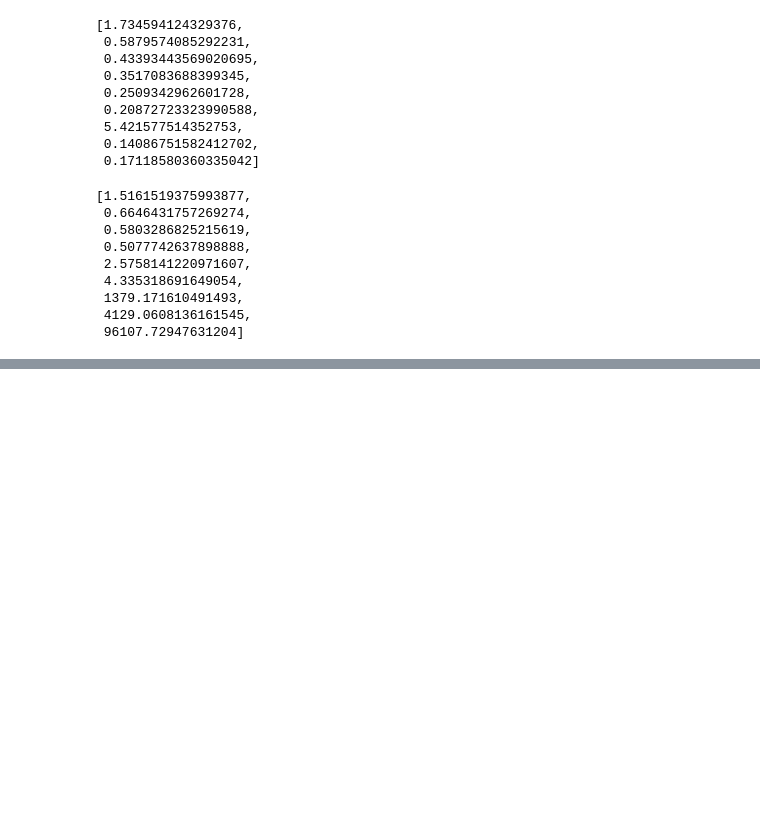
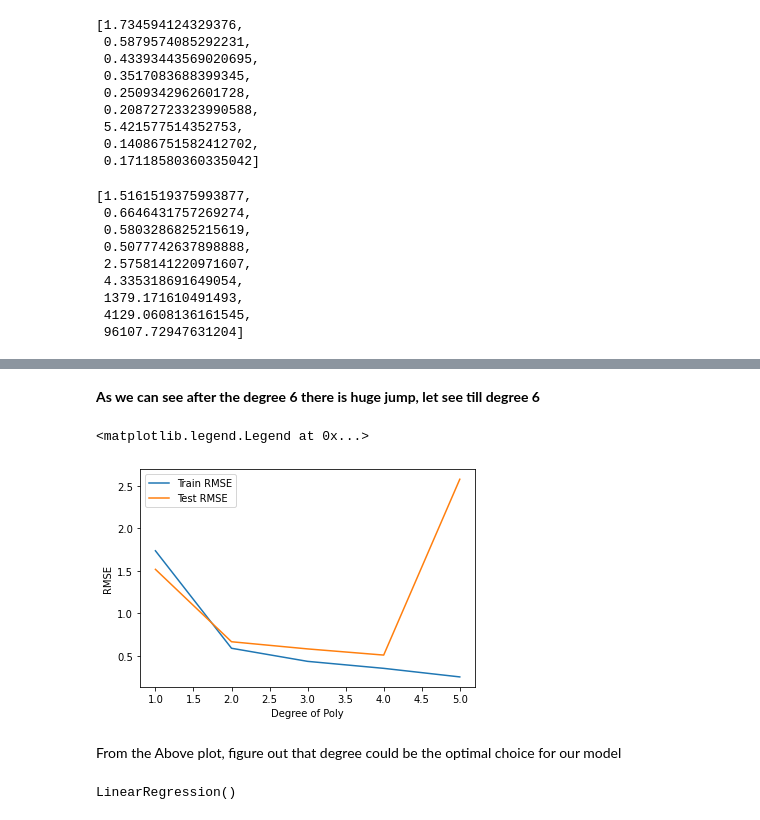
Before and after one commit to savirhkhan/Scikit_learn_dump, a Jupyter notebook: Plynomial_regression.ipynb, the cells around one changed output, grey strips where cells are left out. Saved outputs shown, nothing was run; the diff lists cells and outputs as text; code cells hidden in the pictures; blank space fills up the shorter version.

```diff
--- a/Plynomial_regression.ipynb
+++ b/Plynomial_regression.ipynb
@@ -162,0 +173,14 @@ test_rmse_error
+# %% [markdown]
+**As we can see after the degree 6 there is huge jump, let see till degree 6**
+# %%
+plt.plot(range(1,6),train_rmse_errors[:5],label='Train RMSE')
+plt.plot(range(1,6),test_rmse_error[:5],label='Test RMSE')
+plt.xlabel('Degree of Poly')
+plt.ylabel("RMSE")
+
+plt.legend()
+# %% [output]
+<matplotlib.legend.Legend at 0x...>
+[figure, added]
+# %% [markdown]
+From the Above plot, figure out that degree could be the optimal choice for our model
@@ -162,0 +193,4 @@ test_rmse_error
+# %%
+final_model.fit(final_X,y)
+# %% [output]
+LinearRegression()
```
Also changed, not shown: parts of 6 cells of this notebook.
